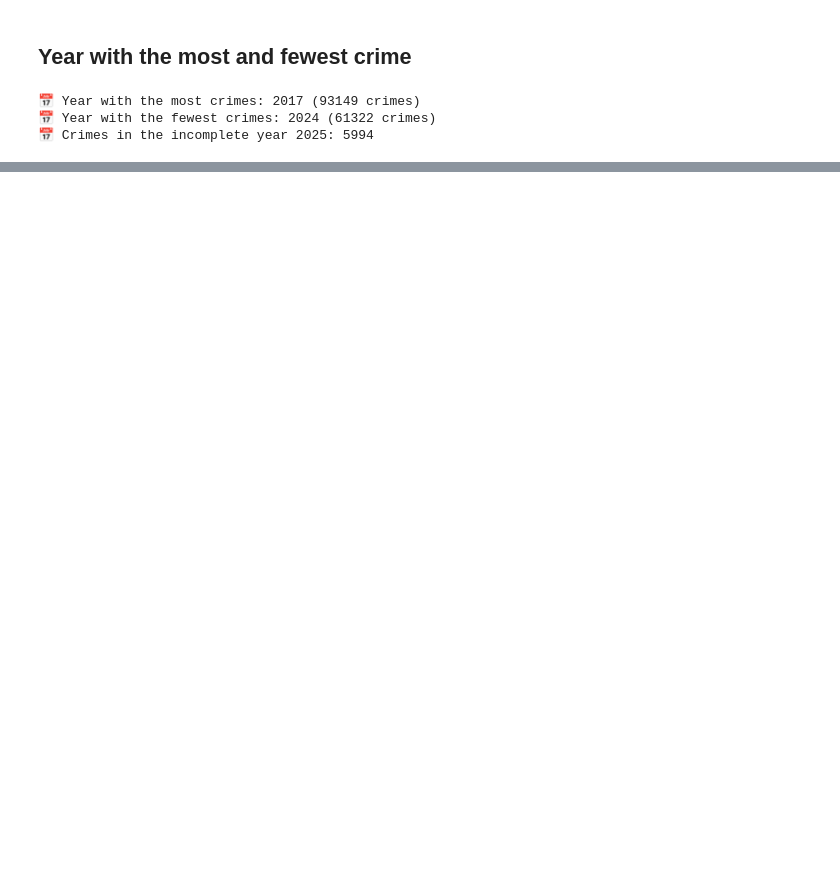
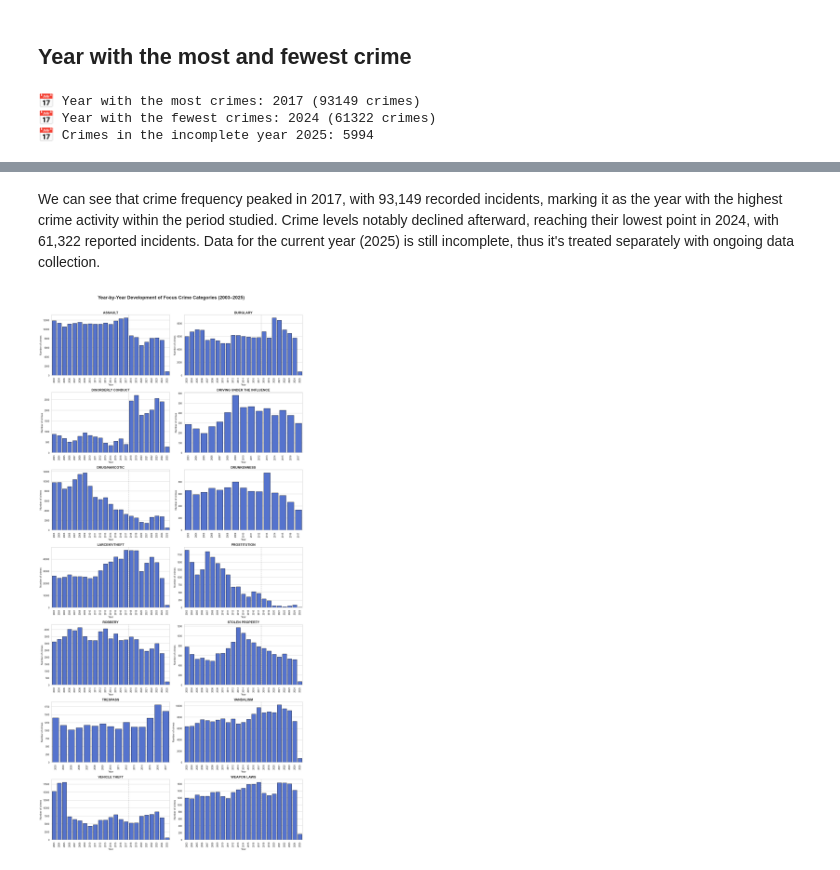
Before and after one commit to Jawsen/Social_Data, a Jupyter notebook: Week1/Part2-exercise3.ipynb, the cells around one changed output, grey strips where cells are left out. Saved outputs shown, nothing was run; the diff lists cells and outputs as text; code cells hidden in the pictures; blank space fills up the shorter version.

```diff
--- a/Week1/Part2-exercise3.ipynb
+++ b/Week1/Part2-exercise3.ipynb
@@ -76,0 +93,52 @@ print(f"📅 Crimes in the incomplete year {current_year}: {crimes_2025}")
+# %% [markdown]
+We can see that crime frequency peaked in 2017, with 93,149 recorded incidents, marking it as the year with the highest crime activity within the period studied. Crime levels notably declined afterward, reaching their lowest point in 2024, with 61,322 reported incidents. Data for the current year (2025) is still incomplete, thus it's treated separately with ongoing data collection.
+# %%
+import seaborn as sns
+import matplotlib.pyplot as plt
+
+# Define focus crime categories
+focuscrimes = [
+    "WEAPON LAWS", "PROSTITUTION", "ROBBERY", "BURGLARY", "ASSAULT",
+    "DRUNKENNESS", "DRUG/NARCOTIC", "TRESPASS", "LARCENY/THEFT",
+    "VANDALISM", "VEHICLE THEFT", "STOLEN PROPERTY", "DISORDERLY CONDUCT",
+    "DRIVING UNDER THE INFLUENCE"
+]
+
+# Filter the dataframe to include only focus crimes
+df_focus = df_focus[df_focus["Incident Category"].isin(focuscrimes)]
+
+# Extract year
+df_focus["Year"] = df_focus["Incident Date"].dt.year
+
+# Count crimes per year per category
+crime_counts = df_focus.groupby(["Incident Category", "Year"]).size().reset_index(name="Count")
+
+# Set up plotting environment
+sns.set_style("whitegrid")
+num_crimes = len(focuscrimes)
+fig, axes = plt.subplots(nrows=num_crimes//2 + num_crimes % 2, ncols=2, figsize=(16, num_crimes*2.5))
+axes = axes.flatten()
+
+# Plot each crime category clearly and separately
+for i, crime in enumerate(sorted(focuscrimes)):
+    crime_data = crime_counts[crime_counts["Incident Category"] == crime]
+    sns.barplot(ax=axes[i], x="Year", y="Count", data=crime_data, color="royalblue", edgecolor="black")
+    axes[i].set_title(crime, fontsize=14, fontweight="bold")
+    axes[i].set_xlabel("Year")
+    axes[i].set_ylabel("Number of crimes")
+    axes[i].tick_params(axis="x", rotation=90)
+
+    # Add vertical dashed line marking dataset boundary at 2018
+    if 2018 in crime_data["Year"].values:
+        idx_2018 = crime_data[crime_data["Year"] == 2018].index[0] - crime_data.index[0] - 0.5
+        axes[i].axvline(idx_2018, linestyle="--", color="gray", alpha=0.5)
+
+# Remove empty subplots if total plots are odd number
+if num_crimes % 2 != 0:
+    fig.delaxes(axes[-1])
+
+plt.suptitle("Year-by-Year Development of Focus Crime Categories (2003–2025)", fontsize=20, fontweight="bold")
+plt.tight_layout(rect=[0, 0.03, 1, 0.97])
+plt.show()
+# %% [output]
+[figure, added]
```
Also changed, not shown: parts of 3 cells of this notebook, 1 other file.
